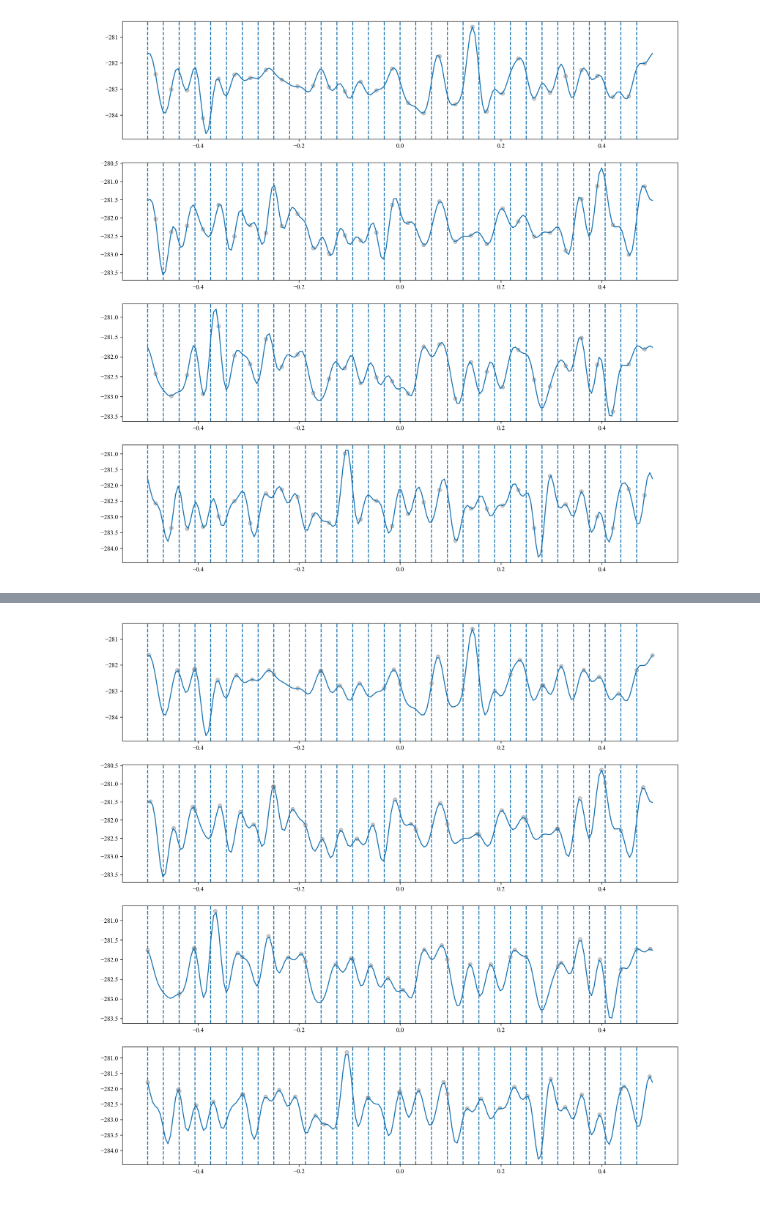
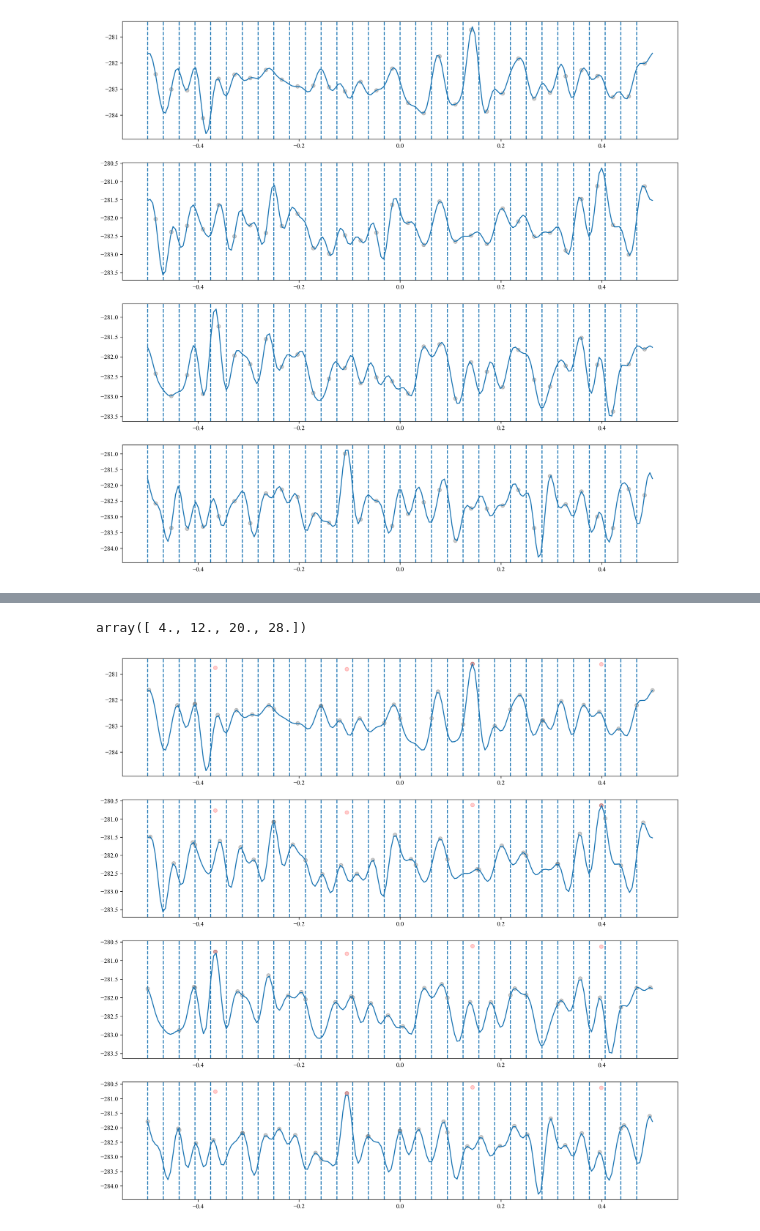
Before and after one commit to Brook1711/RIS-Angular-Domain, a Jupyter notebook: code_main/Alg.ipynb, the cells around one changed output, grey strips where cells are left out. Drawn from its saved outputs; the diff is of its cells as text; code cells hidden in the pictures.

```diff
--- a/code_main/Alg.ipynb
+++ b/code_main/Alg.ipynb
@@ -1516,4 +1518,11 @@ def update_omega(l = l, m = m):
 # %%
+Delta_Omega_container_max = np.zeros(L)
+Delta_Omega_container_max_index = np.zeros(L)
 for l in range(L):
+    l_max = -np.inf
     for m in range(M):
-        update_omega(l,m)
+        Delta_Omega_container[l,m] = (1/M) * 0.5
+        l_value = update_omega(l,m)
+        if l_value > l_max:
+            l_max = l_value
+            Delta_Omega_container_max_index[l] = m
@@ -1538,25 +1529,44 @@ for l in range(L):
+# %%
+Delta_Omega_container_max_index
+# %% [output]
+array([ 4., 12., 20., 28.])
 # %%
 x = np.linspace(-0.5 + 0.00001, 0.5 - 0.00001, 200)
 Big_az = plt.figure(figsize=(16,16),dpi = 300)
 axes = []
 for l in range(L):
     axes.append(plt.subplot(4,1,l+1))
     plt.plot(x, np.array(F_L_list[l]))
     for omega_g in Omega_grid:
         plt.axvline(omega_g, linestyle = '--')
     for m, Delta_omega_l in enumerate(Delta_Omega_container[l]):
         plt.scatter(
             Delta_omega_l+Omega_grid[m],
             f_l(
                 YK=YK,
                 Mu = E_step_instance.Mu,
                 kappa=0.001,
                 omega_l= Delta_omega_l + Omega_grid[m],
                 l = l,
                 Delta_varphi= Delta_varphi_container
             ),
             color = 'black',
             alpha=0.2
         )
+
+    m = int(Delta_Omega_container_max_index[l])
+    plt.scatter(
+        Delta_Omega_container[l,m] +Omega_grid[m],
+        f_l(
+            YK=YK,
+            Mu = E_step_instance.Mu,
+            kappa=0.001,
+            omega_l= Delta_Omega_container[l,m] + Omega_grid[m],
+            l = l,
+            Delta_varphi= Delta_varphi_container
+        ),
+        color = 'red',
+        alpha=0.2
+    )
 # %% [output]
-[figure, old version]
+[figure, new version]
```
Also changed, not shown: parts of 7 cells of this notebook.
